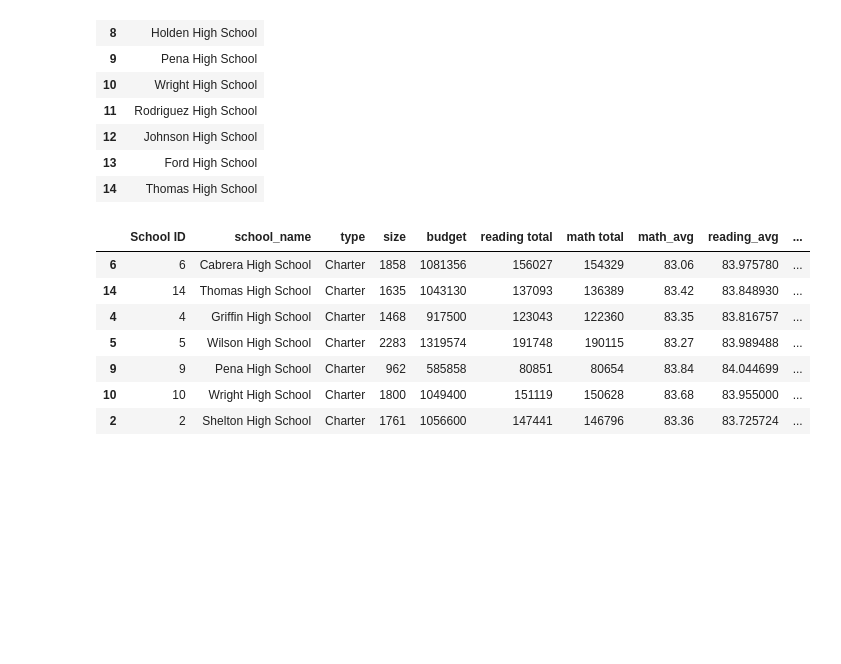
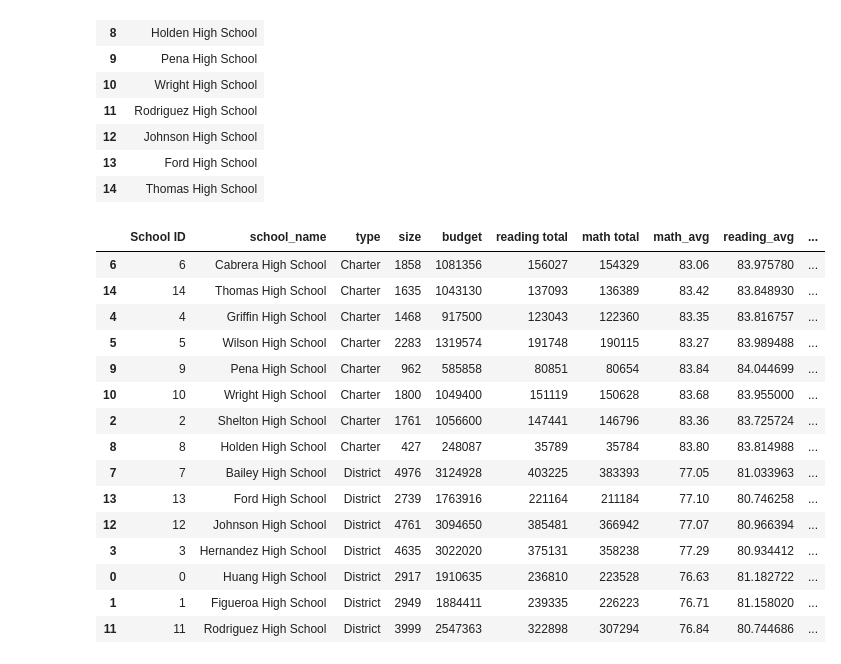
Before and after one commit to Govind-Patwal/My_Testing_Corner_at_GitHub, a Jupyter notebook: UofT_Bootcamp/UofT_Bootcamp_PostGrad/Round1/Module4_Pandas/PyCitySchools_goodLearning.ipynb, the cells around one changed output. Saved outputs shown, nothing was run; the diff lists cells and outputs as text; code cells hidden in the pictures; blank space fills up the shorter version.

```diff
--- a/UofT_Bootcamp/UofT_Bootcamp_PostGrad/Round1/Module4_Pandas/PyCitySchools_goodLearning.ipynb
+++ b/UofT_Bootcamp/UofT_Bootcamp_PostGrad/Round1/Module4_Pandas/PyCitySchools_goodLearning.ipynb
@@ -622,13 +634,21 @@ df
 | 14 | Thomas High School |
 # %%
 top_schools = school_df1.sort_values(by=['math_and reading passing $%'], ascending=False)
-top_schools.head(7)
+top_schools
 # %% [output]
 |  | School ID | school_name | type | size | budget | reading total | math total | math_avg | reading_avg | ... |
 | 6 | 6 | Cabrera High School | Charter | 1858 | 1081356 | 156027 | 154329 | 83.06 | 83.975780 | ... |
 | 14 | 14 | Thomas High School | Charter | 1635 | 1043130 | 137093 | 136389 | 83.42 | 83.848930 | ... |
 | 4 | 4 | Griffin High School | Charter | 1468 | 917500 | 123043 | 122360 | 83.35 | 83.816757 | ... |
 | 5 | 5 | Wilson High School | Charter | 2283 | 1319574 | 191748 | 190115 | 83.27 | 83.989488 | ... |
 | 9 | 9 | Pena High School | Charter | 962 | 585858 | 80851 | 80654 | 83.84 | 84.044699 | ... |
 | 10 | 10 | Wright High School | Charter | 1800 | 1049400 | 151119 | 150628 | 83.68 | 83.955000 | ... |
 | 2 | 2 | Shelton High School | Charter | 1761 | 1056600 | 147441 | 146796 | 83.36 | 83.725724 | ... |
+| 8 | 8 | Holden High School | Charter | 427 | 248087 | 35789 | 35784 | 83.80 | 83.814988 | ... |
+| 7 | 7 | Bailey High School | District | 4976 | 3124928 | 403225 | 383393 | 77.05 | 81.033963 | ... |
+| 13 | 13 | Ford High School | District | 2739 | 1763916 | 221164 | 211184 | 77.10 | 80.746258 | ... |
+| 12 | 12 | Johnson High School | District | 4761 | 3094650 | 385481 | 366942 | 77.07 | 80.966394 | ... |
+| 3 | 3 | Hernandez High School | District | 4635 | 3022020 | 375131 | 358238 | 77.29 | 80.934412 | ... |
+| 0 | 0 | Huang High School | District | 2917 | 1910635 | 236810 | 223528 | 76.63 | 81.182722 | ... |
+| 1 | 1 | Figueroa High School | District | 2949 | 1884411 | 239335 | 226223 | 76.71 | 81.158020 | ... |
+| 11 | 11 | Rodriguez High School | District | 3999 | 2547363 | 322898 | 307294 | 76.84 | 80.744686 | ... |
```
Also changed, not shown: parts of 16 cells of this notebook.
